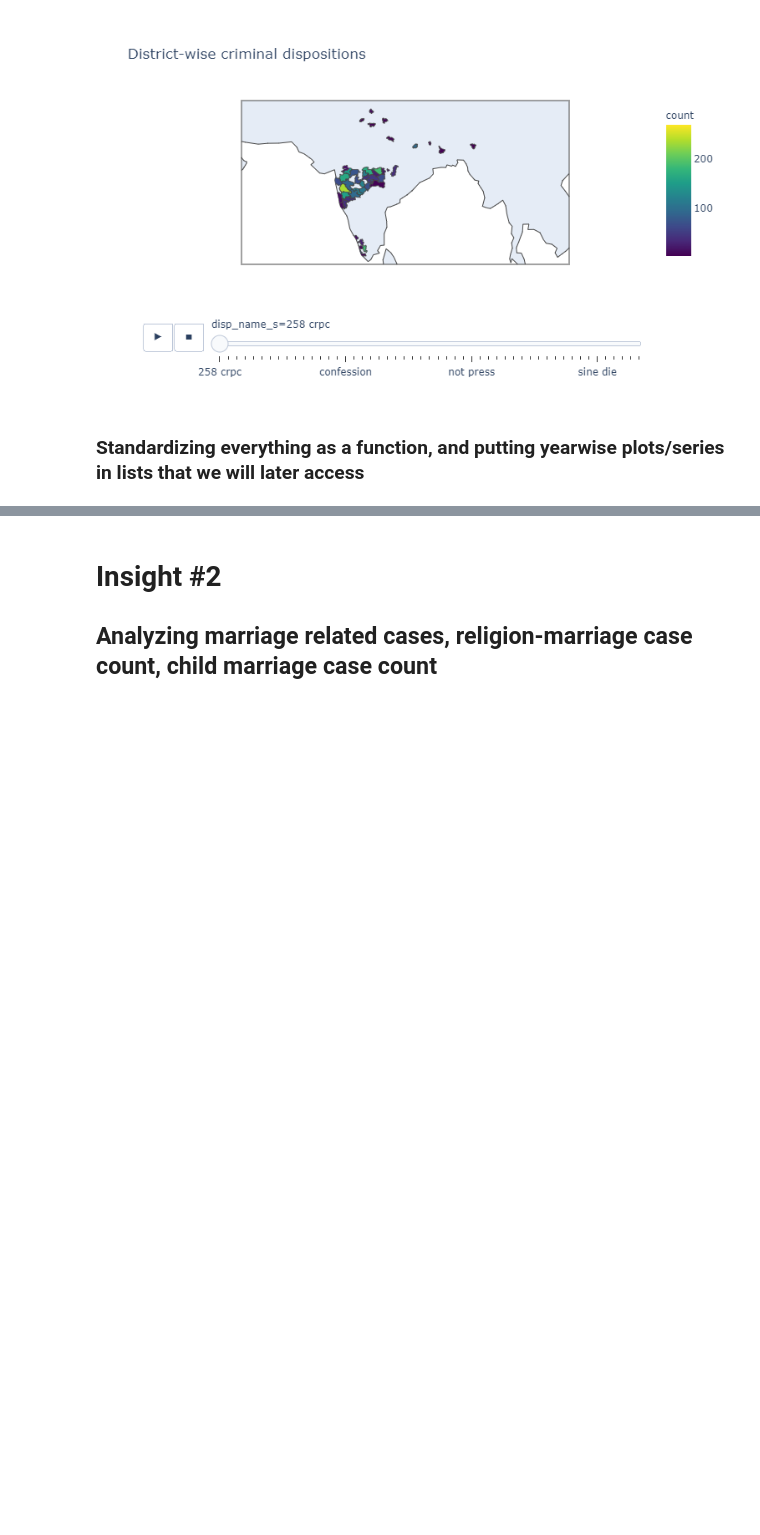
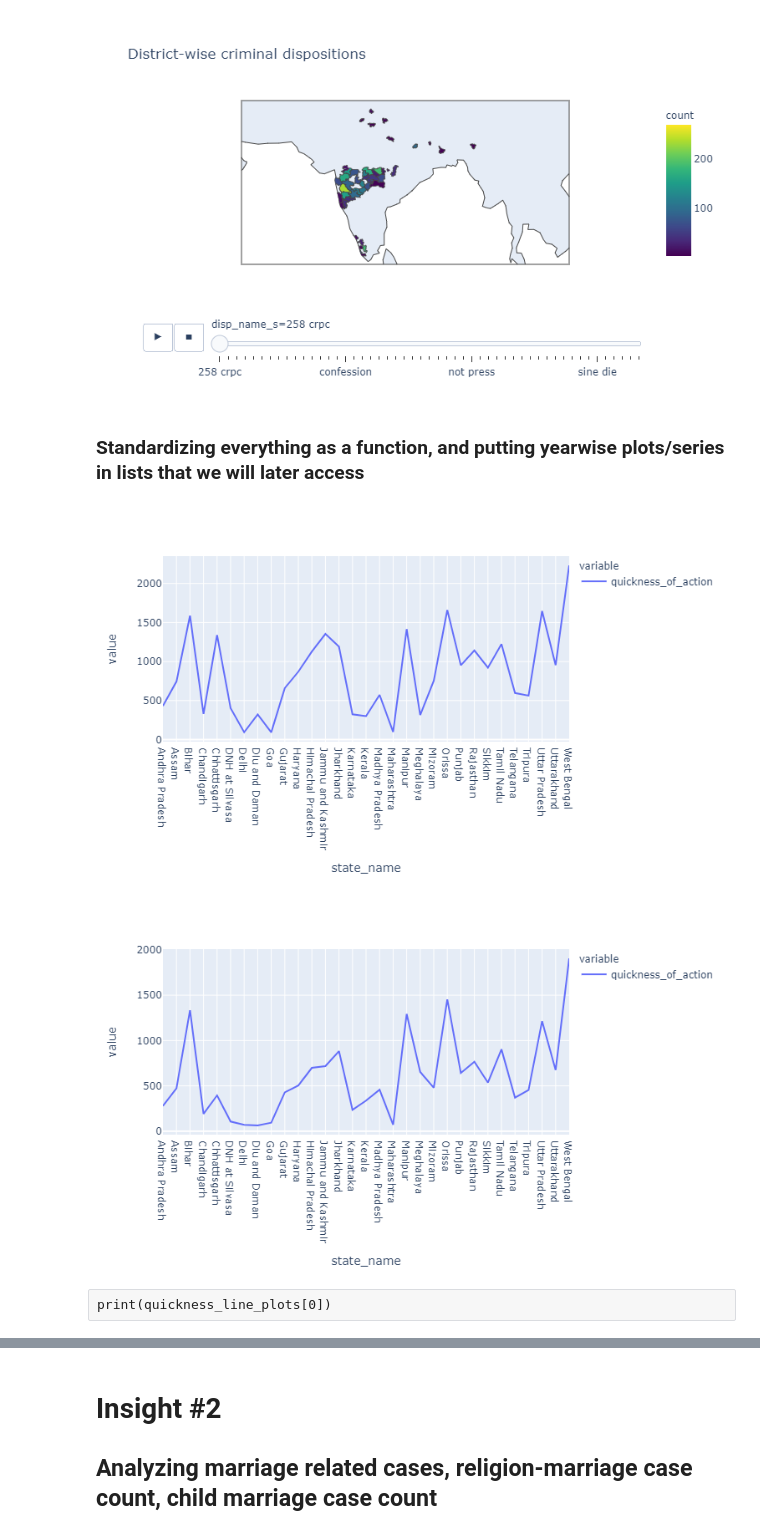
Before and after one commit to ujjwal-shekhar/Indian-Judicial-System-PreCog, a Jupyter notebook: data-visualizer-precog.ipynb, the cells around one changed output, grey strips where cells are left out. Saved outputs shown, nothing was run; the diff lists cells and outputs as text; code cells hidden in the pictures; blank space fills up the shorter version.

Commit message:
Kaggle Notebook | data-visualizer-precog | Version 16

```diff
--- a/data-visualizer-precog.ipynb
+++ b/data-visualizer-precog.ipynb
@@ -1235,0 +1240,15 @@ for year in year_list:
+# %%
+def plot_list_figures(plots_list=None, test_mode=False, title_text=None):
+    # Initialize a 2x1 grid of subplots
+#     fig = sp.make_subplots(rows=2, cols=1)
+
+    # Add each fig from the list as a subplot
+    for i, f in enumerate(quickness_line_plots):
+        f.show()
+# %%
+quickness_line_plots = [quickness_line_plots[0], quickness_line_plots[1]]
+# %%
+plot_list_figures(quickness_line_plots, True, "State_wise mean time taken to hear a criminal case after it's filing")
+# %% [output]
+[figure, added]
+[figure, added]
@@ -1235,0 +1266,2 @@ for year in year_list:
+# %% [raw]
+print(quickness_line_plots[0])
```
Also changed, not shown: parts of 5 cells of this notebook.
